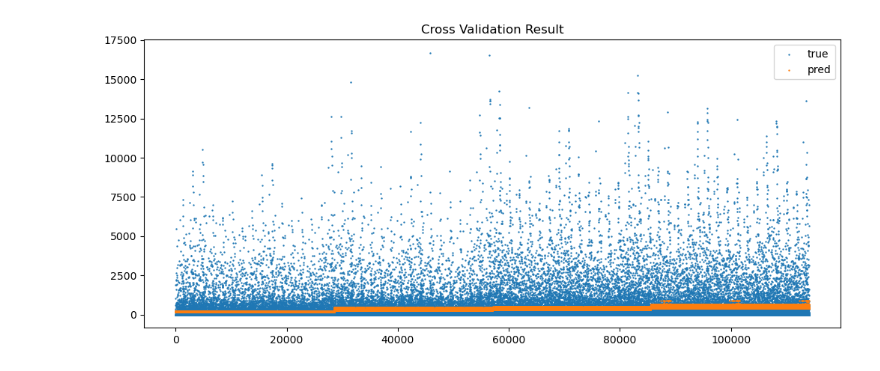
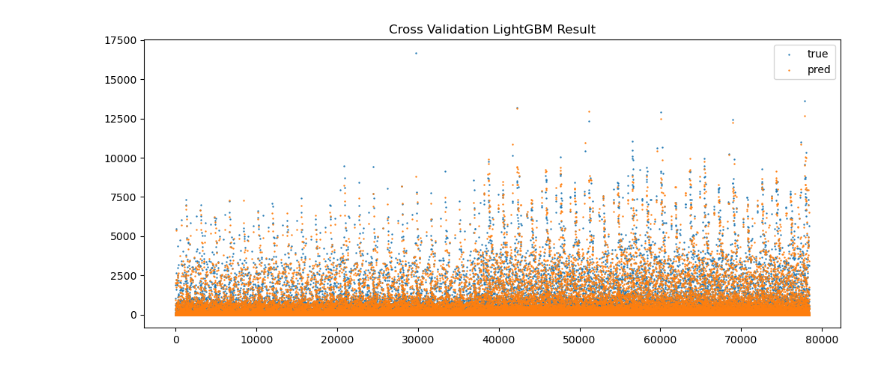
Before and after one commit to HoChangLee98/kaggle-store-sales, a Jupyter notebook: notebook/hochang-check-cv-result.ipynb, the cells around one changed output. Cells and saved outputs as stored; diff of their text form; code cells hidden in the pictures.

```diff
--- a/notebook/hochang-check-cv-result.ipynb
+++ b/notebook/hochang-check-cv-result.ipynb
@@ -9,5 +6,5 @@ from validation import *
 
 import matplotlib.pyplot as plt
 # %%
-validation = Validator()
-validation.load_cv_result(version="baseline")
+validation = Validator(folder_path="../artifacts", model_name="lightgbm")
+cv_result = validation.load_cv_result(version="iteration10000")
@@ -32,9 +11,9 @@ Name: sales, Length: 406296, dtype: float64
 # %%
 plt.figure(figsize=(12, 5))
 plt.scatter(x=np.arange(len(cv_result["y_valid"])), y=cv_result["y_valid"], label="true", s=0.5)
 plt.scatter(x=np.arange(len(cv_result["y_valid"])), y=cv_result["y_valid_pred"], label="pred", s=0.5)
-plt.title("Cross Validation Result")
+plt.title(f"Cross Validation LightGBM Result")
 plt.legend()
 plt.show()
 # %% [output]
-[figure, old version]
+[figure, new version]
```
Also changed, not shown: parts of 5 cells of this notebook, 19 other files.
